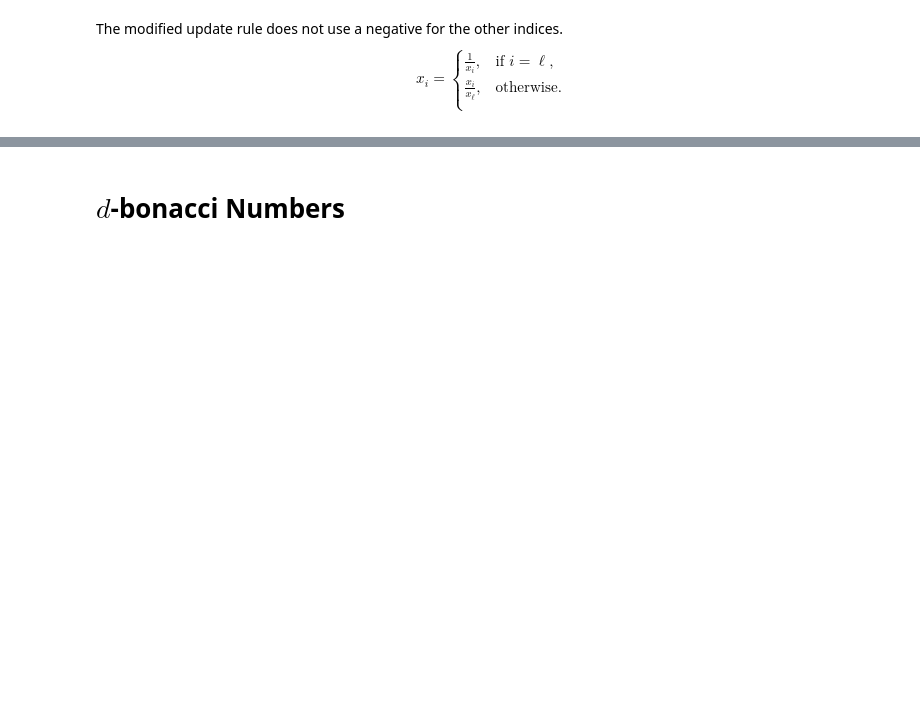
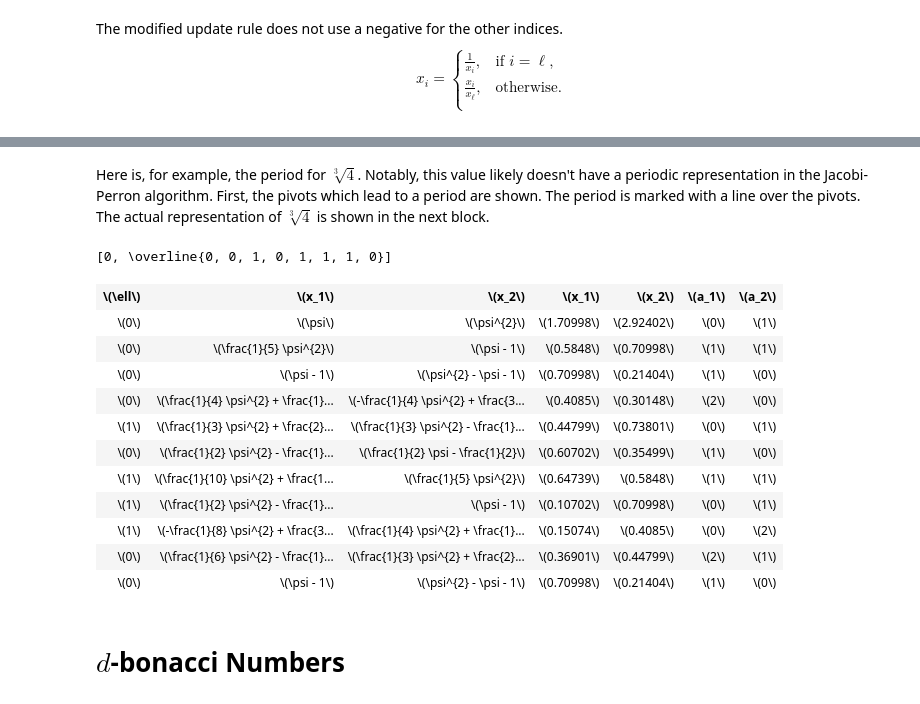
Before and after one commit to dknaack/master-thesis, a Jupyter notebook: src/main.ipynb, the cells around one changed output, grey strips where cells are left out. Saved outputs shown, nothing was run; the diff lists cells and outputs as text; code cells hidden in the pictures; blank space fills up the shorter version.

Commit message:
Focus on the brute-force search

```diff
--- a/src/main.ipynb
+++ b/src/main.ipynb
@@ -167,3 +57,60 @@ TypeError: unable to convert '(1/4*4^(2/3),1/4*4^(2/3),1/2*4^(2/3)*2^(1/3)-1)' t
+# %%
+def brute_force(xs, max_depth):
+    d = len(xs)
+    queue = [([xs], [])]
+    for depth in range(max_depth + 1):
+        next_queue = []
+        while queue:
+            inputs, pivots = queue.pop(0)
+            ys = inputs[-1]
+
+            for l in range(d):
+                if frac(ys[l]) != 0:
+                    zs, _ = pivot(ys, l)
+                    try:
+                        repeat_start = inputs.index(zs)
+                        init = pivots[:repeat_start]
+                        repeat = pivots[repeat_start:] + [l]
+                        return init, repeat
+                    except ValueError:
+                        elem = (inputs + [zs], pivots + [l])
+                        next_queue.append(elem)
+        queue = next_queue
+    return []
+
+def format_period(init, repeat):
+    init_str = ', '.join([str(e) for e in init])
+    repeat_str = ', '.join([str(e) for e in repeat])
+    return LatexExpr(rf'[{init_str}, \overline{{{repeat_str}}}]')
+
+def periodic_pivot_table(xs, init, repeat):
+    return pivot_table(xs, init + repeat + [repeat[0]])
+# %% [markdown]
+Here is, for example, the period for $\sqrt[3]{4}$. Notably, this value likely doesn't have a periodic representation in the Jacobi-Perron algorithm. First, the pivots which lead to a period are shown. The period is marked with a line over the pivots. The actual representation of $\sqrt[3]{4}$ is shown in the next block.
+# %%
+p = x^3 - 4
+K.<psi> = NumberField(p, embedding=RR(1))
+
+xs = tuple(psi^i for i in range(1,d))
+init, repeat = brute_force(xs, 20)
+format_period(init, repeat)
+# %% [output]
+[0, \overline{0, 0, 1, 0, 1, 1, 1, 0}]
+# %%
+periodic_pivot_table(xs, init, repeat)
+# %% [output]
+| \(\ell\) | \(x_1\) | \(x_2\) | \(x_1\) | \(x_2\) | \(a_1\) | \(a_2\) |
+| \(0\) | \(\psi\) | \(\psi^{2}\) | \(1.70998\) | \(2.92402\) | \(0\) | \(1\) |
+| \(0\) | \(\frac{1}{5} \psi^{2}\) | \(\psi - 1\) | \(0.5848\) | \(0.70998\) | \(1\) | \(1\) |
+| \(0\) | \(\psi - 1\) | \(\psi^{2} - \psi - 1\) | \(0.70998\) | \(0.21404\) | \(1\) | \(0\) |
+| \(0\) | \(\frac{1}{4} \psi^{2} + \frac{1}... | \(-\frac{1}{4} \psi^{2} + \frac{3... | \(0.4085\) | \(0.30148\) | \(2\) | \(0\) |
+| \(1\) | \(\frac{1}{3} \psi^{2} + \frac{2}... | \(\frac{1}{3} \psi^{2} - \frac{1}... | \(0.44799\) | \(0.73801\) | \(0\) | \(1\) |
+| \(0\) | \(\frac{1}{2} \psi^{2} - \frac{1}... | \(\frac{1}{2} \psi - \frac{1}{2}\) | \(0.60702\) | \(0.35499\) | \(1\) | \(0\) |
+| \(1\) | \(\frac{1}{10} \psi^{2} + \frac{1... | \(\frac{1}{5} \psi^{2}\) | \(0.64739\) | \(0.5848\) | \(1\) | \(1\) |
+| \(1\) | \(\frac{1}{2} \psi^{2} - \frac{1}... | \(\psi - 1\) | \(0.10702\) | \(0.70998\) | \(0\) | \(1\) |
+| \(1\) | \(-\frac{1}{8} \psi^{2} + \frac{3... | \(\frac{1}{4} \psi^{2} + \frac{1}... | \(0.15074\) | \(0.4085\) | \(0\) | \(2\) |
+| \(0\) | \(\frac{1}{6} \psi^{2} - \frac{1}... | \(\frac{1}{3} \psi^{2} + \frac{2}... | \(0.36901\) | \(0.44799\) | \(2\) | \(1\) |
+| \(0\) | \(\psi - 1\) | \(\psi^{2} - \psi - 1\) | \(0.70998\) | \(0.21404\) | \(1\) | \(0\) |
 # %% [markdown]
 # $d$-bonacci Numbers
 # %%
```
Also changed, not shown: parts of 36 cells of this notebook.
